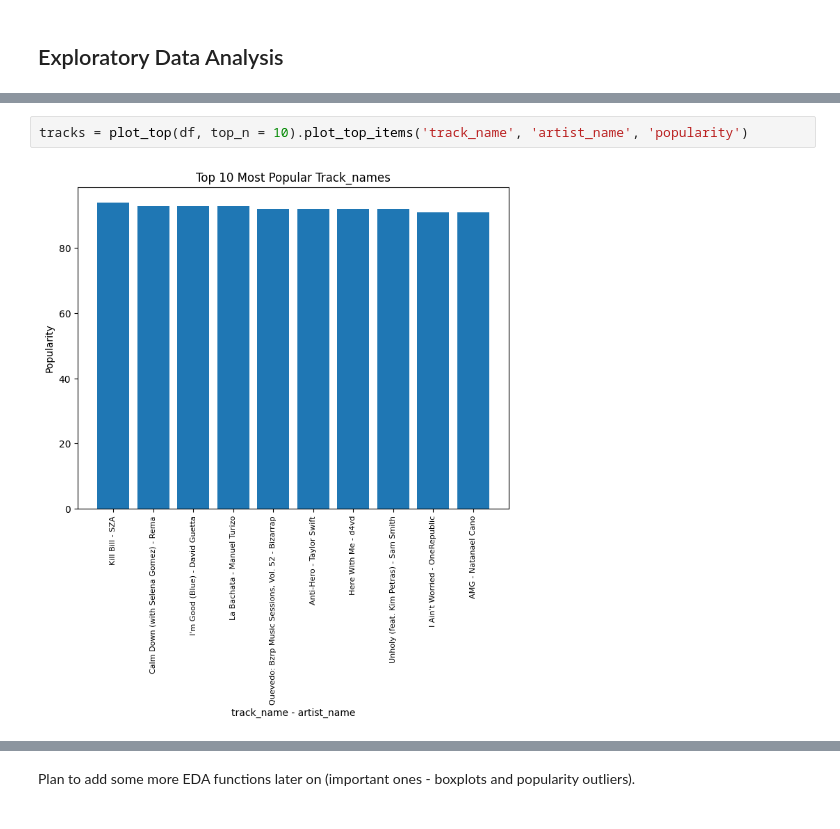
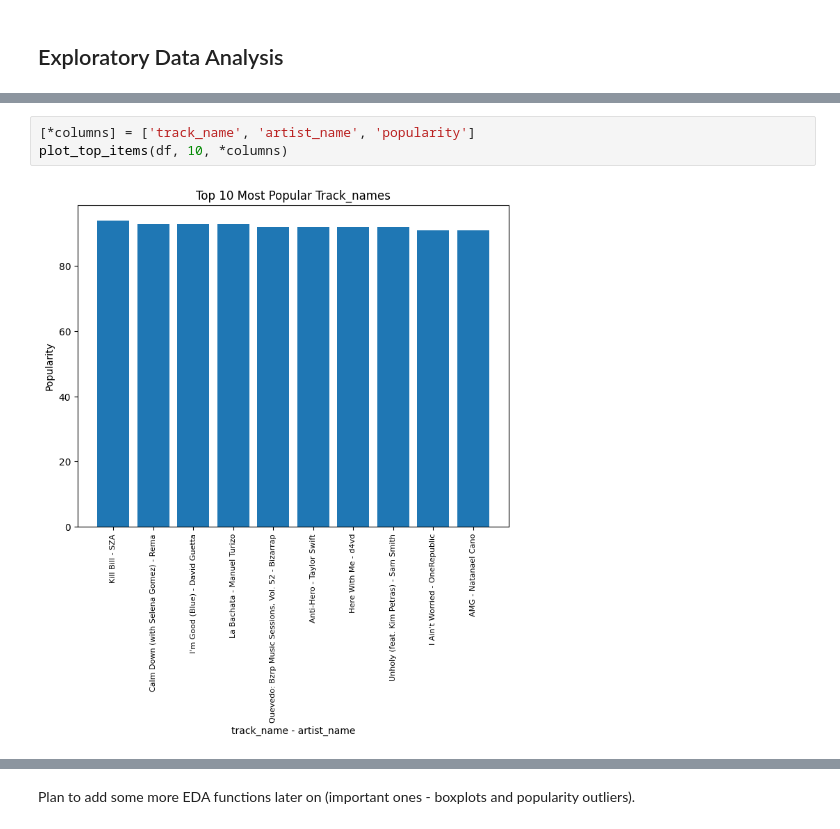
Before and after one commit to arimiche/Spotify_library, a Jupyter notebook: pipeline.ipynb, the cells around one changed output, grey strips where cells are left out. Drawn from its saved outputs; the diff is of its cells as text.

```diff
--- a/pipeline.ipynb
+++ b/pipeline.ipynb
@@ -48,9 +48,10 @@ plot = bar_plot_grouped(df, 'artist_name', 'popularity', 'median', top_n=10).bar
 # %% [output]
 [figure]
-# %%
-tracks = plot_top(df, top_n = 10).plot_top_items('track_name', 'artist_name', 'popularity')
-# %% [output]
-[figure, removed]
+# %%
+[*columns] = ['track_name', 'artist_name', 'popularity']
+plot_top_items(df, 10, *columns)
+# %% [output]
+[figure, added]
 # %%
 outliers = looking_for_outliers(df)
 # %% [output]
```
Also changed, not shown: parts of 10 cells of this notebook, 1 other file.
